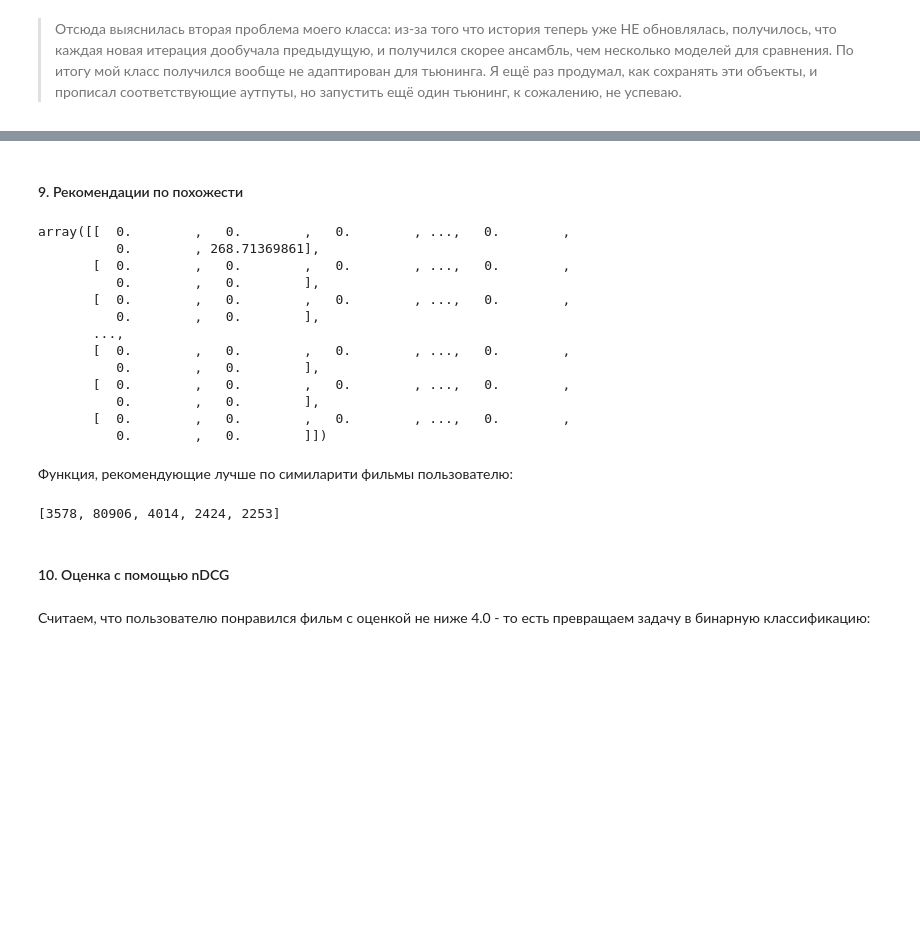
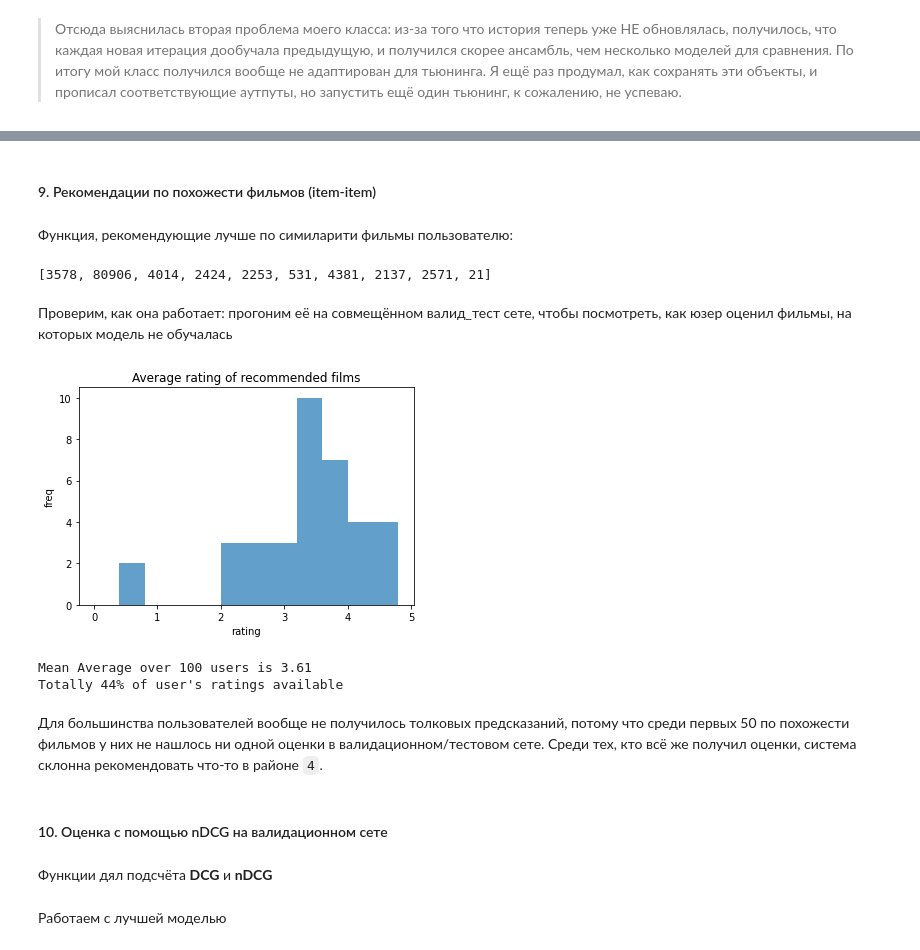
Before and after one commit to alexpoov/alexpoov, a Jupyter notebook: popov_hw.ipynb, the cells around one changed output, grey strips where cells are left out. Saved outputs shown, nothing was run; the diff lists cells and outputs as text; code cells hidden in the pictures; blank space fills up the shorter version.

```diff
--- a/popov_hw.ipynb
+++ b/popov_hw.ipynb
@@ -1189,0 +1378,4 @@ gamma = 0.025
+# %%
+final_model = customSVD(train)
+final_model.initialize()
+final_params = final_model.fit(valid, 0.01, 25, 20)
@@ -1190,29 +1585,17 @@ gamma = 0.025
 # %% [markdown]
-#### 9. Рекомендации по похожести
+#### 9. Рекомендации по похожести фильмов (item-item)
 # %%
 from sklearn.metrics.pairwise import cosine_similarity
-matrix # наша user-item матрица
+matrix # наша user-item матрица на train_set
 
 item_similarity = cosine_similarity(matrix)
+# Predicting the User ratings on the movies
 rating_pred = np.dot(matrix.T, item_similarity)
+# Filtering the ratings only for the movies not already rated by the user for recommendation
 item_ratings = np.multiply(rating_pred, matrix_val.T)
-item_ratings
+# item_ratings
 
 # np.multiply(rating_pred, val_item.T)
-# %% [output]
-array([[  0.        ,   0.        ,   0.        , ...,   0.        ,
-          0.        , 268.71369861],
-       [  0.        ,   0.        ,   0.        , ...,   0.        ,
-          0.        ,   0.        ],
-       [  0.        ,   0.        ,   0.        , ...,   0.        ,
-          0.        ,   0.        ],
-       ...,
-       [  0.        ,   0.        ,   0.        , ...,   0.        ,
-          0.        ,   0.        ],
-       [  0.        ,   0.        ,   0.        , ...,   0.        ,
-          0.        ,   0.        ],
-       [  0.        ,   0.        ,   0.        , ...,   0.        ,
-          0.        ,   0.        ]])
 # %% [markdown]
 Функция, рекомендующие лучше по симиларити фильмы пользователю:
 # %%
@@ -1222,17 +1605,50 @@ def getRecommendations(userId, n = 5):
     re_decoder = {v: k for k, v in movie_recode.items()}
 
     user_s_top_n = [re_decoder[val] for val in user_s_matrix_top_n]
-    user_s_top_n_val = [val for val in user_s_top_n if val in valid[valid['userId']==userId]['movieId']]
+    user_s_top_n_val = [val for val in user_s_top_n if val not in train[train['userId']==userId]['movieId']]
 
-    return user_s_top_n[:5]
+    return user_s_top_n[:n]
 
-getRecommendations(1)
+getRecommendations(1, 10)
 # %% [output]
-[3578, 80906, 4014, 2424, 2253]
+[3578, 80906, 4014, 2424, 2253, 531, 4381, 2137, 2571, 21]
+# %% [markdown]
+Проверим, как она работает: прогоним её на совмещённом валид_тест сете, чтобы посмотреть, как юзер оценил фильмы, на которых модель не обучалась
+# %%
+sample = pd.concat((valid, final_test))
+
+estimations = {}
+
+def calc_sim_accuracy(userId):
+    moviki = getRecommendations(userId, 50)
+    u_calc = sample[(sample['userId'] == userId) & (sample['movieId'].isin(moviki))]
+    estimations.update({userId: np.mean(u_calc['rating'])})
+
+for i in range(1, 101):
+    calc_sim_accuracy(i)
+
+bins = np.arange(0, 5, 0.4)
+plt.hist(estimations.values(), bins=bins, alpha=0.7)
+
+plt.title('Average rating of recommended films')
+plt.xlabel('rating')
+plt.ylabel('freq')
+
+plt.show();
+# %% [output]
+[figure, added]
+# %%
+print(f"Mean Average over 100 users is {round(np.mean(np.array(list(estimations.values()))[~np.isnan(np.array(list(estimations.values())))]),2)}")
+print(f"Totally {len(estimations) - sum(np.isnan(list(estimations.values())))}% of user's ratings available")
+# %% [output]
+Mean Average over 100 users is 3.61
+Totally 44% of user's ratings available
+# %% [markdown]
+Для большинства пользователей вообще не получилось толковых предсказаний, потому что среди первых 50 по похожести фильмов у них не нашлось ни одной оценки в валидационном/тестовом сете. Среди тех, кто всё же получил оценки, система склонна рекомендовать что-то в районе `4`.
 # %% [markdown]
-#### 10. Оценка с помощью nDCG
+#### 10. Оценка с помощью nDCG на валидационном сете
-# %% [markdown]
-Считаем, что пользователю понравился фильм с оценкой не ниже 4.0 - то есть превращаем задачу в бинарную классификацию:
+# %% [markdown]
+Функции дял подсчёта **DCG** и **nDCG**
 # %%
 def dcg(relevances, k=10):
     relevances = np.asarray(relevances)[:k]
@@ -1247,3 +1663,5 @@ def ndcg(relevances, k=10):
         return 0
 
     return dcg(relevances, k) / best_dcg
+# %% [markdown]
+Работаем с лучшей моделью
```
Also changed, not shown: parts of 35 cells of this notebook.
